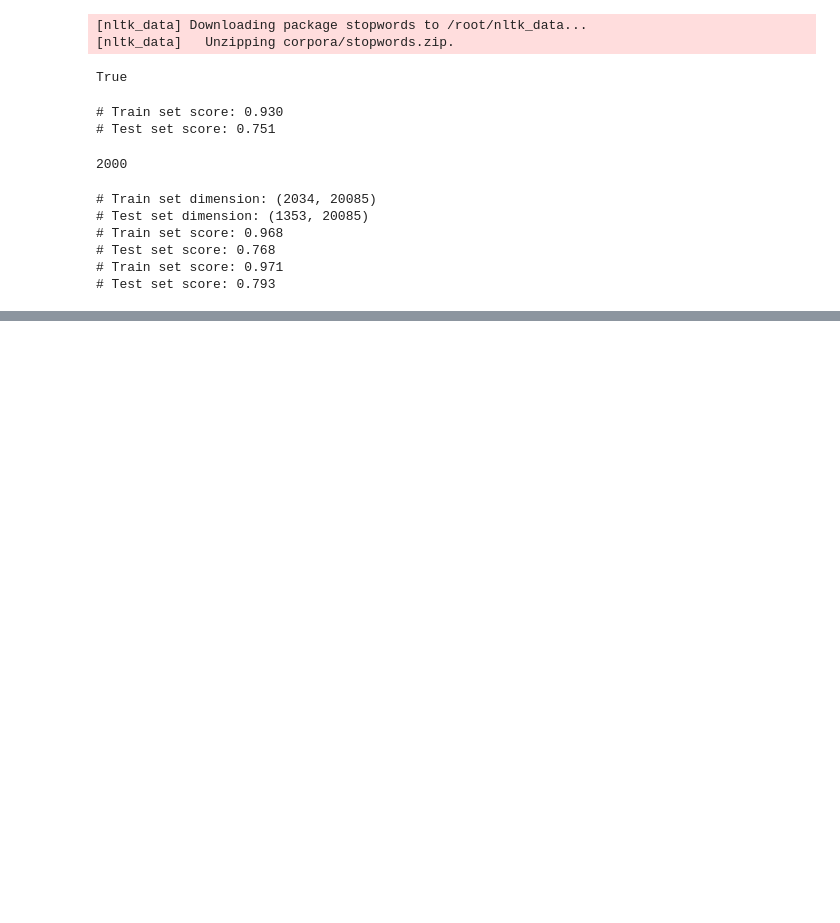
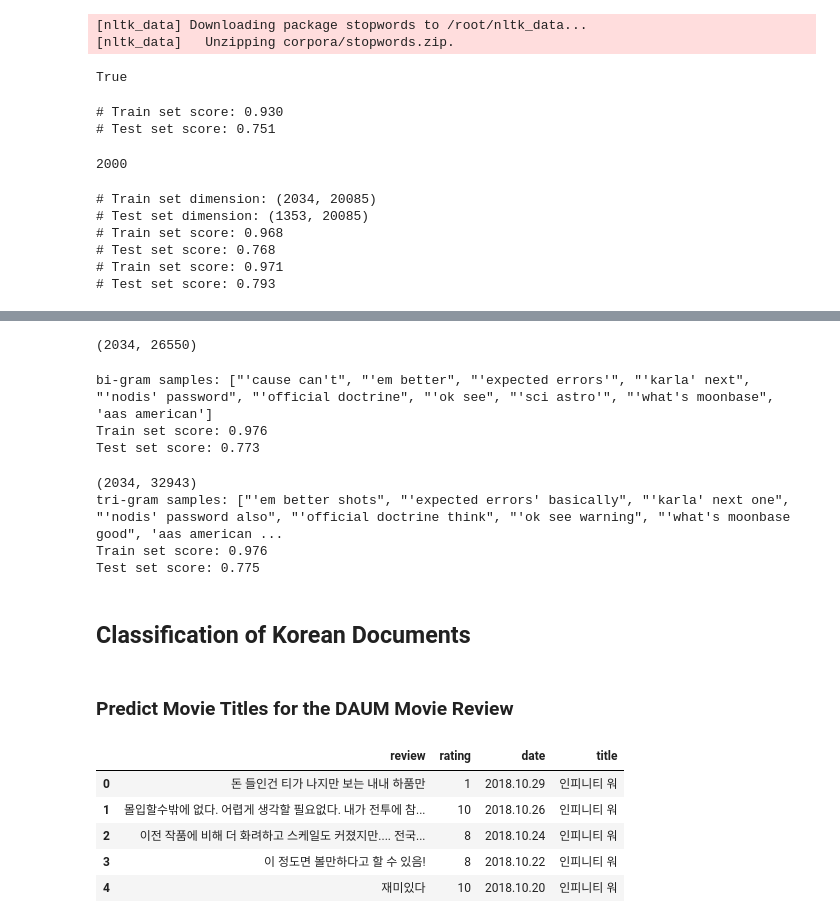
Before and after one commit to RJ-Stony/A-Complete-Guide-to-TM, a Jupyter notebook: 04)Classification_of_Documents_Based_on_BOW.ipynb, the cells around one changed output, grey strips where cells are left out. Cells and saved outputs as stored; diff of their text form; code cells hidden in the pictures; blank space fills up the shorter version.

```diff
--- a/04)Classification_of_Documents_Based_on_BOW.ipynb
+++ b/04)Classification_of_Documents_Based_on_BOW.ipynb
@@ -369,0 +400,63 @@ print('# Test set score: {:.3f}'.format(NB_clf.score(X_test_tfidf, y_test)))
+# %%
+tfidf = TfidfVectorizer(token_pattern="[a-zA-Z']{3,}",
+                        decode_error='ignore',
+                        lowercase=True,
+                        stop_words=stopwords.words('english'),
+                        ngram_range=(1, 2),     # Bi-gram Settings
+                        max_df=.5,
+                        min_df=2)
+X_train_tfidf = tfidf.fit_transform(X_train)
+X_test_tfidf = tfidf.transform(X_test)
+
+print(X_train_tfidf.shape)
+# %% [output]
+(2034, 26550)
+# %%
+bigram_features = [f for f in tfidf.get_feature_names_out() if len(f.split()) > 1]
+print('bi-gram samples:', bigram_features[:10])
+
+ridge_clf.fit(X_train_tfidf, y_train)     # Train
+print('Train set score: {:.3f}'.format(ridge_clf.score(X_train_tfidf, y_train)))
+print('Test set score: {:.3f}'.format(ridge_clf.score(X_test_tfidf, y_test)))
+# %% [output]
+bi-gram samples: ["'cause can't", "'em better", "'expected errors'", "'karla' next", "'nodis' password", "'official doctrine", "'ok see", "'sci astro'", "'what's moonbase", 'aas american']
+Train set score: 0.976
+Test set score: 0.773
+# %%
+tfidf = TfidfVectorizer(token_pattern="[a-zA-Z']{3,}",
+                        decode_error='ignore',
+                        lowercase=True,
+                        stop_words=stopwords.words('english'),
+                        ngram_range=(1, 3),     # Tri-gram Settings
+                        max_df=.5,
+                        min_df=2)
+X_train_tfidf = tfidf.fit_transform(X_train)
+X_test_tfidf = tfidf.transform(X_test)
+print(X_train_tfidf.shape)
+
+trigram_features = [f for f in tfidf.get_feature_names_out() if len(f.split()) > 2]
+print('tri-gram samples:', trigram_features[:10])
+
+ridge_clf.fit(X_train_tfidf, y_train)     # Train
+print('Train set score: {:.3f}'.format(ridge_clf.score(X_train_tfidf, y_train)))
+print('Test set score: {:.3f}'.format(ridge_clf.score(X_test_tfidf, y_test)))
+# %% [output]
+(2034, 32943)
+tri-gram samples: ["'em better shots", "'expected errors' basically", "'karla' next one", "'nodis' password also", "'official doctrine think", "'ok see warning", "'what's moonbase good", 'aas american ...
+Train set score: 0.976
+Test set score: 0.775
+# %% [markdown]
+## Classification of Korean Documents
+# %% [markdown]
+### Predict Movie Titles for the DAUM Movie Review
+# %%
+import pandas as pd
+df = pd.read_csv('https://raw.githubusercontent.com/wikibook/textmining/main/data/daum_movie_review.csv')
+df.head(5)
+# %% [output]
+|  | review | rating | date | title |
+| 0 | 돈 들인건 티가 나지만 보는 내내 하품만 | 1 | 2018.10.29 | 인피니티 워 |
+| 1 | 몰입할수밖에 없다. 어렵게 생각할 필요없다. 내가 전투에 참... | 10 | 2018.10.26 | 인피니티 워 |
+| 2 | 이전 작품에 비해 더 화려하고 스케일도 커졌지만.... 전국... | 8 | 2018.10.24 | 인피니티 워 |
+| 3 | 이 정도면 볼만하다고 할 수 있음! | 8 | 2018.10.22 | 인피니티 워 |
+| 4 | 재미있다 | 10 | 2018.10.20 | 인피니티 워 |
```
Also changed, not shown: parts of 18 cells of this notebook.
